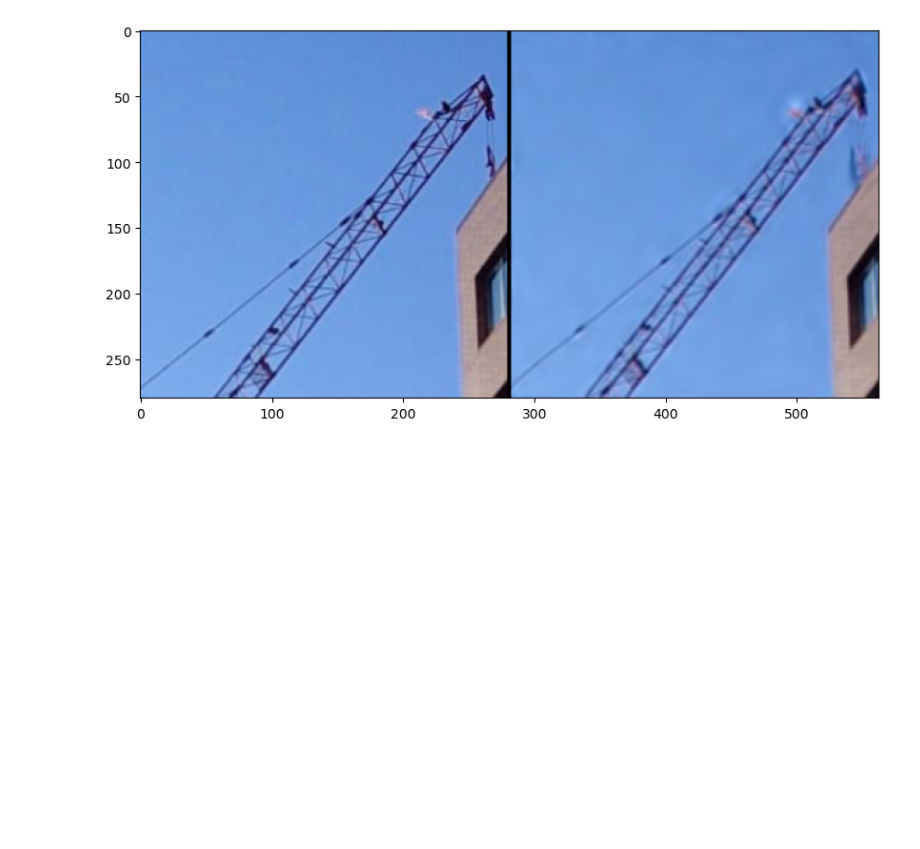
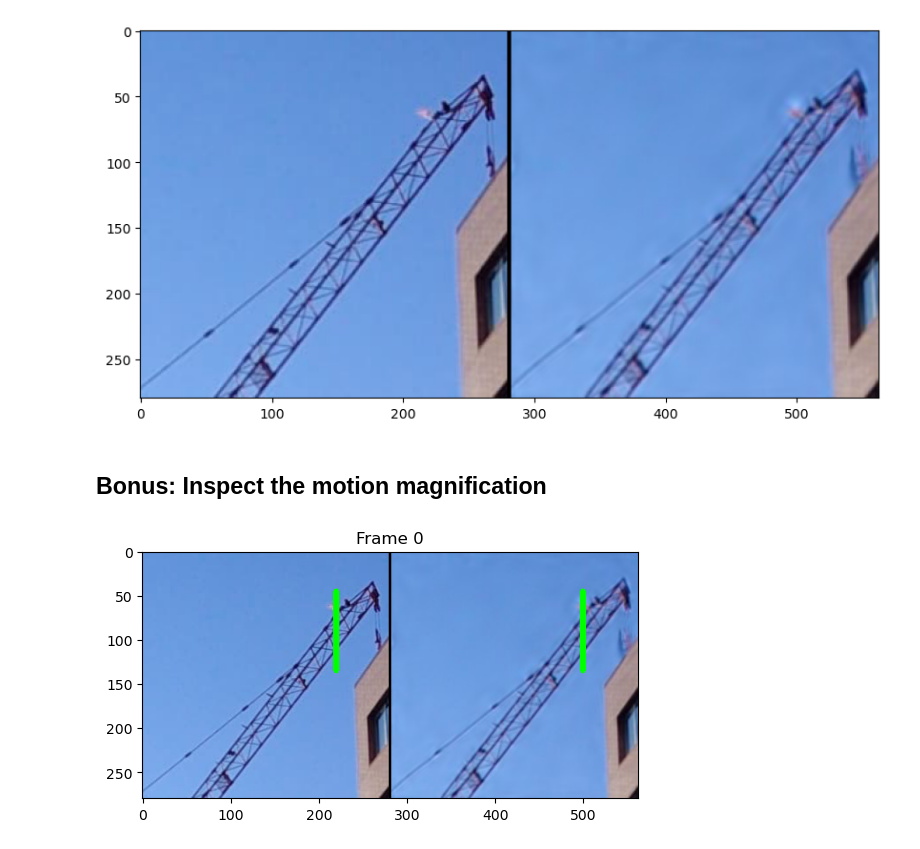
Before and after one commit to itberrios/phase_based, a Jupyter notebook: motion_magnification_pytorch.ipynb, the cells around one changed output. Drawn from its saved outputs; the diff is of its cells as text; code cells hidden in the pictures; blank space fills up the shorter version.

Commit message:
added detailed motion magnification visualizations

```diff
--- a/motion_magnification_pytorch.ipynb
+++ b/motion_magnification_pytorch.ipynb
@@ -472,3 +472,31 @@ for frame in stacked_frames:
 
 out.release()
 del out
+# %% [markdown]
+## Bonus: Inspect the motion magnification
+# %%
+stacked_rgb = []
+for frame in stacked_frames:
+    stacked_rgb.append(cv2.cvtColor(frame, cv2.COLOR_BGR2RGB))
+
+stacked_rgb = np.array(stacked_rgb)
+# %%
+idx = 220 # horizontal index
+v1 = 45   # vertical index 1
+v2 = 135  # vertical index 2
+
+
+# idx = 120 # horizontal index
+# v1 = 145   # vertical index 1
+# v2 = 265  # vertical index 2
+
+h_offset = bgr_frames[0].shape[1]
+idx2 = idx + h_offset
+# %%
+sample_image = stacked_rgb[0, ...].copy()
+cv2.line(sample_image, (idx, v1), (idx, v2), (0,255,0), 5)
+cv2.line(sample_image, (idx2, v1), (idx2, v2), (0,255,0), 5)
+plt.imshow(sample_image)
+plt.title("Frame 0");
+# %% [output]
+[figure, added]
```
Also changed, not shown: parts of 1 cell of this notebook, 1 other file.
